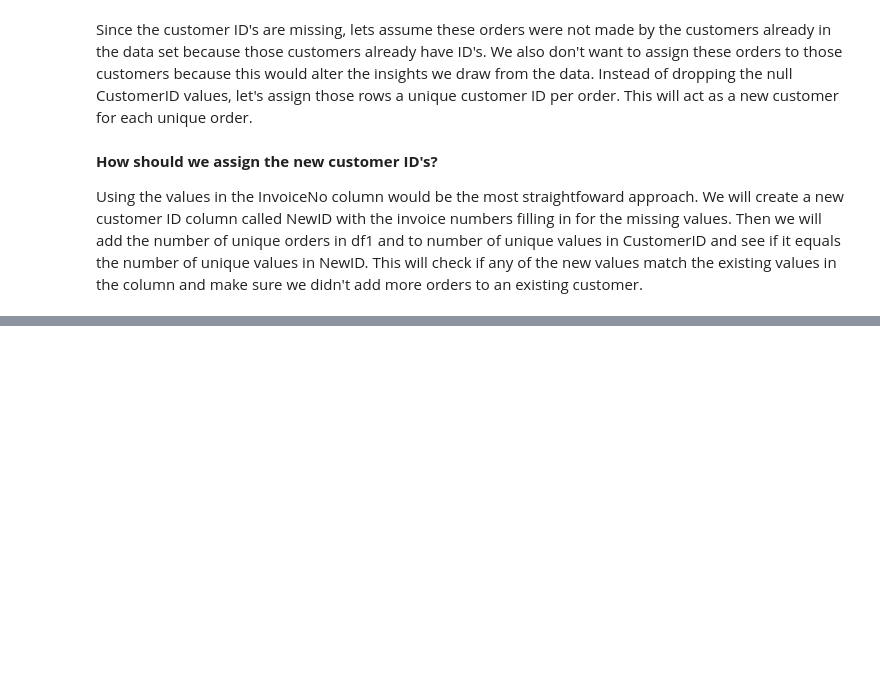
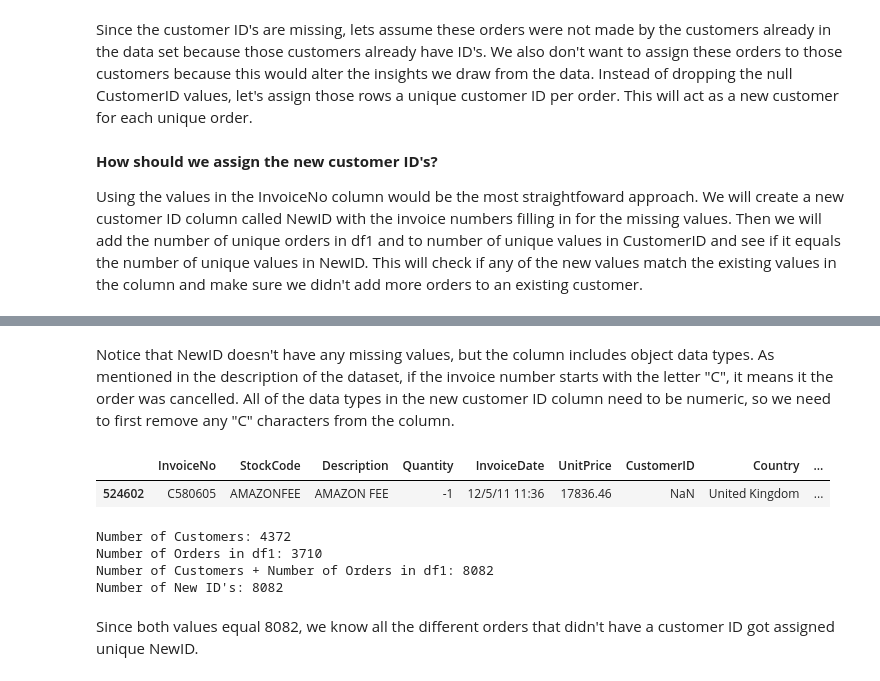
Before and after one commit to Ranjitkumarmuduli/Capstone-Project--4, a Jupyter notebook: Online_Retail_Customer_Segmentation_Capstone_Project.ipynb, the cells around one changed output, grey strips where cells are left out. Drawn from its saved outputs; the diff is of its cells as text; code cells hidden in the pictures; blank space fills up the shorter version.

```diff
--- a/Online_Retail_Customer_Segmentation_Capstone_Project.ipynb
+++ b/Online_Retail_Customer_Segmentation_Capstone_Project.ipynb
@@ -233,3 +233,32 @@ df.head()
 | 2 | 536365 | 84406B | CREAM CUPID HEARTS COAT HANGER | 8 | 12/1/10 8:26 | 2.75 | 17850.0 | United Kingdom | ... |
 | 3 | 536365 | 84029G | KNITTED UNION FLAG HOT WATER BOTTLE | 6 | 12/1/10 8:26 | 3.39 | 17850.0 | United Kingdom | ... |
 | 4 | 536365 | 84029E | RED WOOLLY HOTTIE WHITE HEART. | 6 | 12/1/10 8:26 | 3.39 | 17850.0 | United Kingdom | ... |
+# %% [markdown]
+Notice that NewID doesn't have any missing values, but the column includes object data types. As mentioned in the description of the dataset, if the invoice number starts with the letter "C", it means it the order was cancelled. All of the data types in the new customer ID column need to be numeric, so we need to first remove any "C" characters from the column.
+# %%
+#Remove all non digits from column NewID
+df['NewID'] = df['NewID'].astype(str).str.replace('\D+', '')
+
+#Convert to integer
+df['NewID'] = pd.to_numeric(df['NewID'])
+
+#Check if the 'C' character was removed in the NewID column
+df[df['NewID']== 580605]
+# %% [output]
+|  | InvoiceNo | StockCode | Description | Quantity | InvoiceDate | UnitPrice | CustomerID | Country | ... |
+| 524602 | C580605 | AMAZONFEE | AMAZON FEE | -1 | 12/5/11 11:36 | 17836.46 | NaN | United Kingdom | ... |
+# %%
+Num_CustomerID = df['CustomerID'].nunique()
+Num_df1_InvoiceNo = df1['InvoiceNo'].nunique()
+Num_NewID = df['NewID'].nunique()
+print("Number of Customers:", df['CustomerID'].nunique())
+print("Number of Orders in df1:", df1['InvoiceNo'].nunique())
+print("Number of Customers + Number of Orders in df1:", Num_CustomerID + Num_df1_InvoiceNo)
+print("Number of New ID's:", df['NewID'].nunique())
+# %% [output]
+Number of Customers: 4372
+Number of Orders in df1: 3710
+Number of Customers + Number of Orders in df1: 8082
+Number of New ID's: 8082
+# %% [markdown]
+Since both values equal 8082, we know all the different orders that didn't have a customer ID got assigned unique NewID.
```
